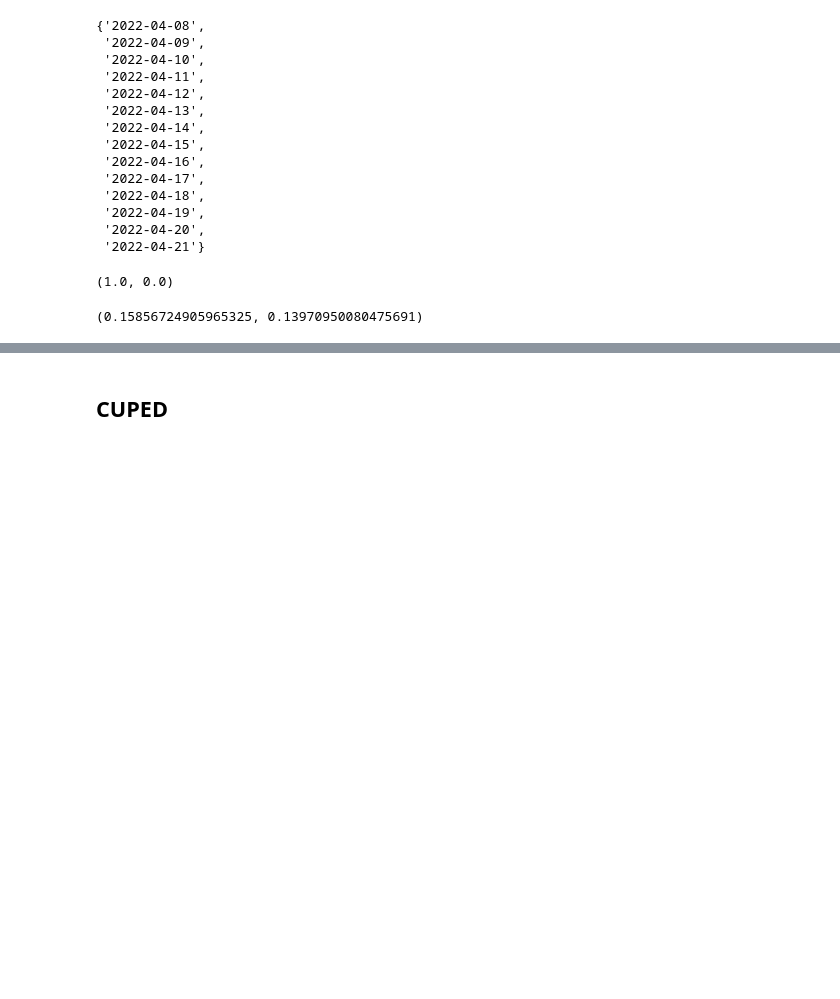
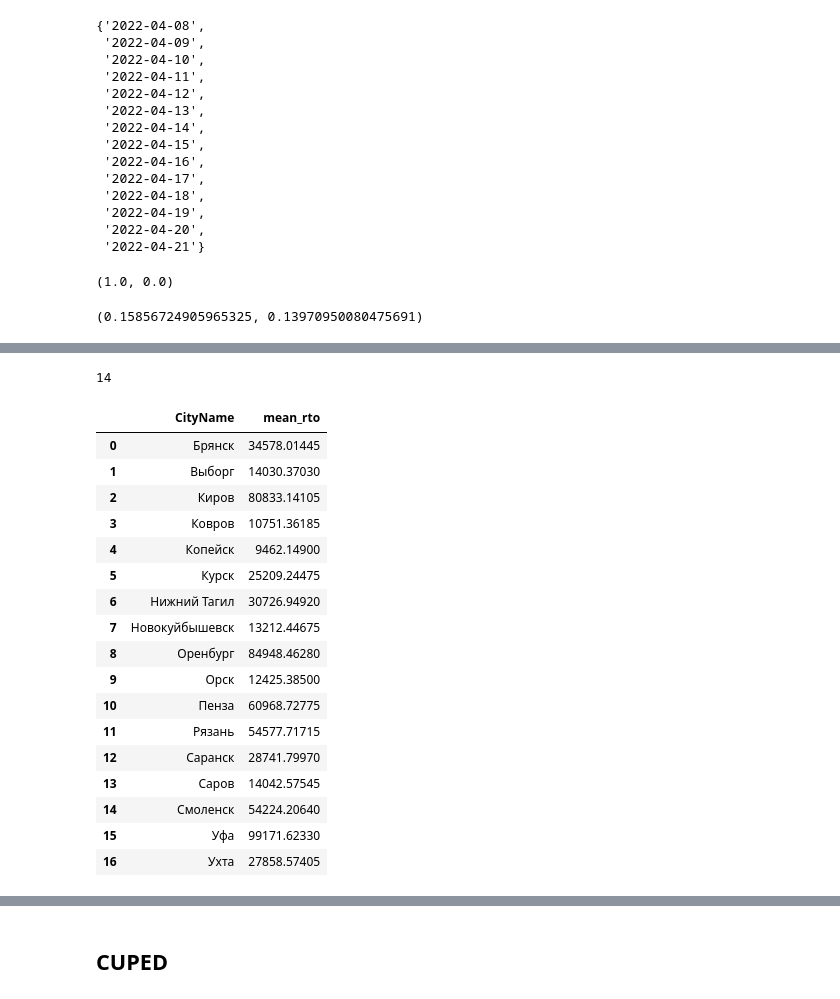
Before and after one commit to repinmihail/TestLab, a Jupyter notebook: development/dev-offline-units-exp.ipynb, the cells around one changed output, grey strips where cells are left out. Saved outputs shown, nothing was run; the diff lists cells and outputs as text; code cells hidden in the pictures; blank space fills up the shorter version.

```diff
--- a/development/dev-offline-units-exp.ipynb
+++ b/development/dev-offline-units-exp.ipynb
@@ -1002,0 +1021,3 @@ np.mean(result_ab), np.mean(result_aa)
+# %%
+pre_exp_lin = pre_exp[pre_exp["CityName"].isin(all_cities)][cols]
+pre_exp_lin.shape
@@ -1002,0 +1035,33 @@ np.mean(result_ab), np.mean(result_aa)
+# %%
+dates_for_lin = sorted(list(set(pre_exp_lin["dt"].values)))[-14:]
+len(dates_for_lin)
+# %% [output]
+14
+# %%
+pre_exp_lin = pre_exp[
+    pre_exp["dt"].isin(dates_for_lin) &
+    pre_exp["CityName"].isin(set(validation_cities["CityName"].values))
+]
+pre_exp_lin_agg = pre_exp_lin.groupby("CityName").agg({"rto": "mean"}).reset_index()
+pre_exp_lin_agg = pre_exp_lin_agg.rename(columns={"rto": "mean_rto"})
+# %%
+pre_exp_lin_agg
+# %% [output]
+|  | CityName | mean_rto |
+| 0 | Брянск | 34578.01445 |
+| 1 | Выборг | 14030.37030 |
+| 2 | Киров | 80833.14105 |
+| 3 | Ковров | 10751.36185 |
+| 4 | Копейск | 9462.14900 |
+| 5 | Курск | 25209.24475 |
+| 6 | Нижний Тагил | 30726.94920 |
+| 7 | Новокуйбышевск | 13212.44675 |
+| 8 | Оренбург | 84948.46280 |
+| 9 | Орск | 12425.38500 |
+| 10 | Пенза | 60968.72775 |
+| 11 | Рязань | 54577.71715 |
+| 12 | Саранск | 28741.79970 |
+| 13 | Саров | 14042.57545 |
+| 14 | Смоленск | 54224.20640 |
+| 15 | Уфа | 99171.62330 |
+| 16 | Ухта | 27858.57405 |
```
Also changed, not shown: parts of 29 cells of this notebook.
